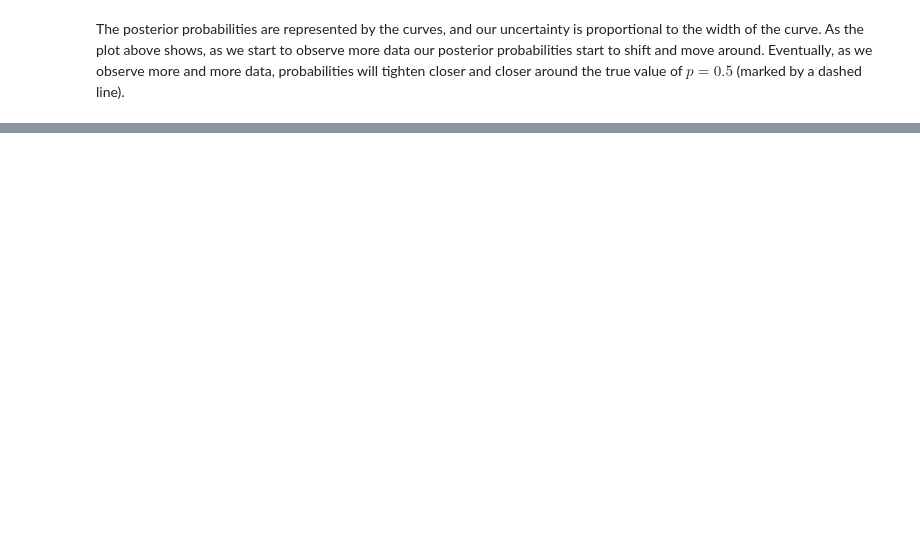
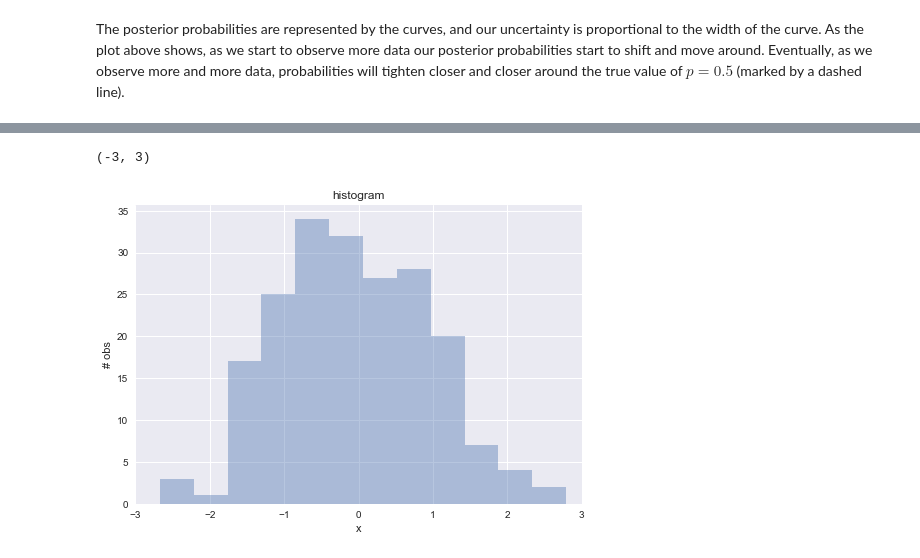
Before and after one commit to rmania/datascience, a Jupyter notebook: ubc_ml/Bayesian_learning.ipynb, the cells around one changed output, grey strips where cells are left out. Drawn from its saved outputs; the diff is of its cells as text; code cells hidden in the pictures; blank space fills up the shorter version.

```diff
--- a/ubc_ml/Bayesian_learning.ipynb
+++ b/ubc_ml/Bayesian_learning.ipynb
@@ -244,0 +258,10 @@ The posterior probabilities are represented by the curves, and our uncertainty i
+# %%
+from scipy.stats import norm
+np.random.seed(145)
+data = np.random.randn(200)
+# %%
+sns.distplot(data, kde = False)
+plt.title('histogram'); plt.xlabel('x'); plt.ylabel('# obs'); plt.xlim(-3,3)
+# %% [output]
+(-3, 3)
+[figure, added]
```
Also changed, not shown: parts of 31 cells of this notebook.
